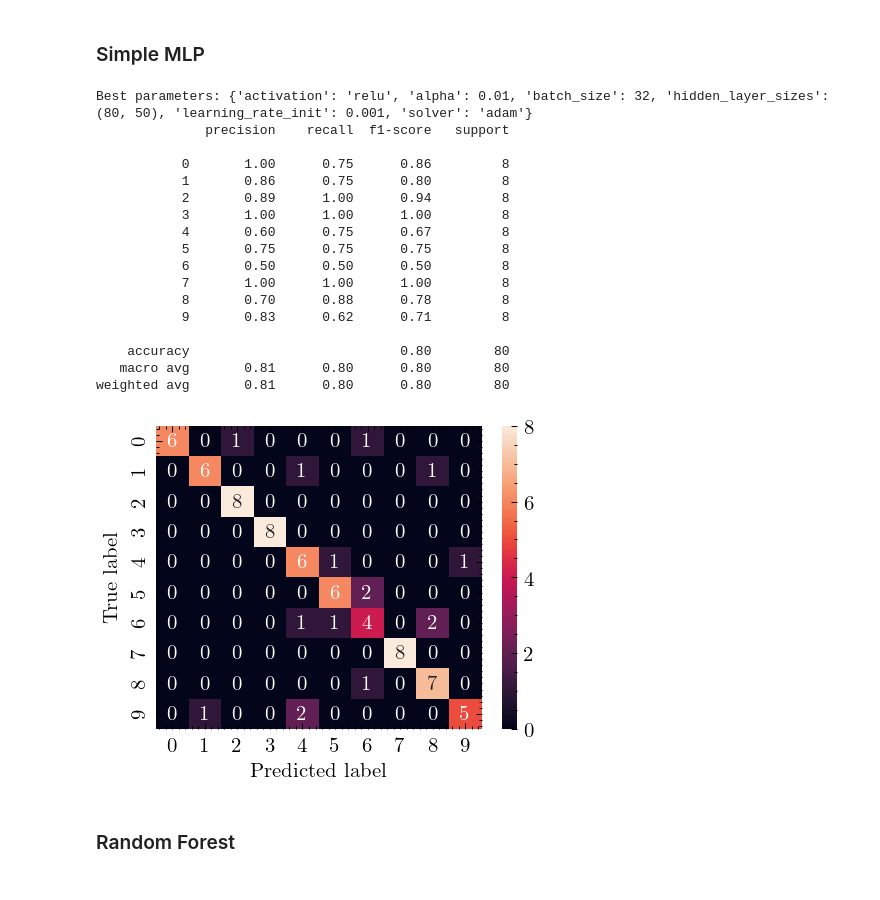
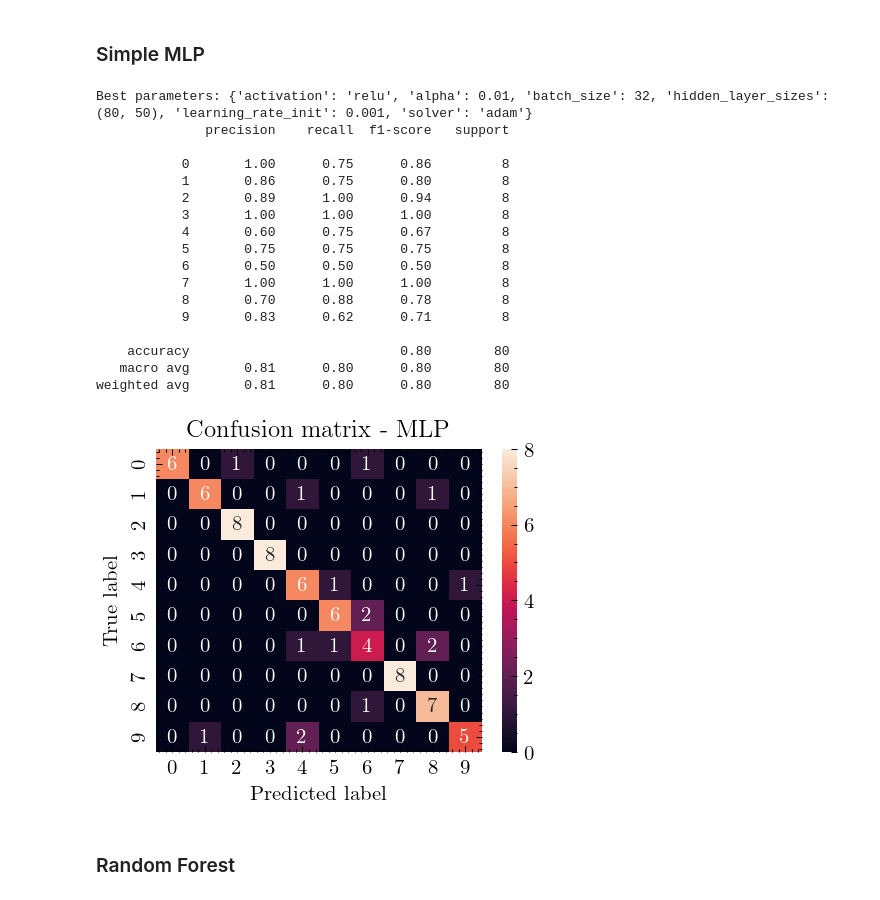
Before and after one commit to FilippoUslenghi/audio-pattern, a Jupyter notebook: project.ipynb, the cells around one changed output. Cells and saved outputs as stored; diff of their text form; code cells hidden in the pictures.

```diff
--- a/project.ipynb
+++ b/project.ipynb
@@ -570,34 +584,37 @@ grid_search = GridSearchCV(
 grid_search.fit(X_train, y_train)
 print(f"Best parameters: {grid_search.best_params_}")
 pd.DataFrame(grid_search.cv_results_).to_csv("mlp_grid_search.csv", index=False)
 
 y_pred = grid_search.predict(X_test)
 print(classification_report(y_test, y_pred))
 
 plt.figure(dpi=150)
 sns.heatmap(confusion_matrix(y_test, y_pred), annot=True)
 plt.xlabel("Predicted label")
 plt.ylabel("True label")
+plt.title("Confusion matrix - MLP")
+os.makedirs("images", exist_ok=True)
+plt.savefig(os.path.join("images", "confusion_matrix_mlp.png"), dpi=150)
 plt.show()
 # %% [output]
 Best parameters: {'activation': 'relu', 'alpha': 0.01, 'batch_size': 32, 'hidden_layer_sizes': (80, 50), 'learning_rate_init': 0.001, 'solver': 'adam'}
               precision    recall  f1-score   support
 
            0       1.00      0.75      0.86         8
            1       0.86      0.75      0.80         8
            2       0.89      1.00      0.94         8
            3       1.00      1.00      1.00         8
            4       0.60      0.75      0.67         8
            5       0.75      0.75      0.75         8
            6       0.50      0.50      0.50         8
            7       1.00      1.00      1.00         8
            8       0.70      0.88      0.78         8
            9       0.83      0.62      0.71         8
 
     accuracy                           0.80        80
    macro avg       0.81      0.80      0.80        80
 weighted avg       0.81      0.80      0.80        80
-[figure, old version]
+[figure, new version]
 # %% [markdown]
 ### Random Forest
 # %%
```
Also changed, not shown: parts of 9 cells of this notebook, 14 other files.
